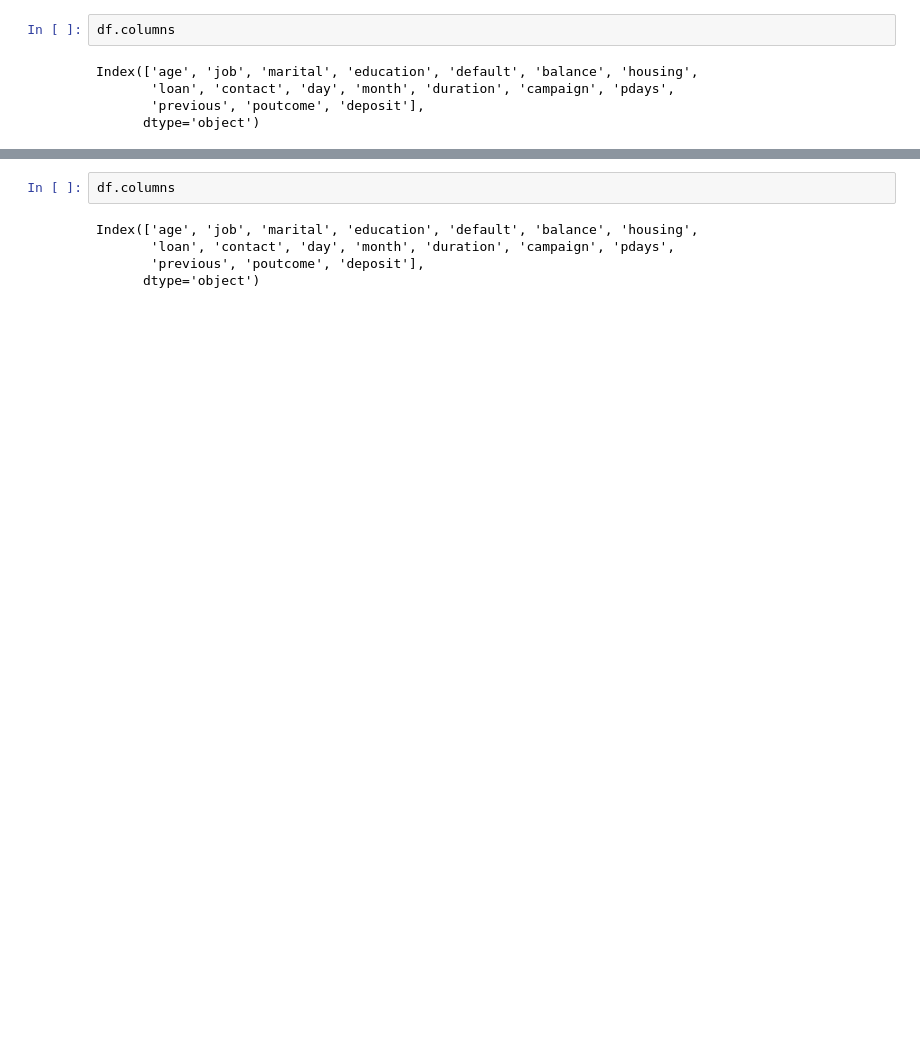
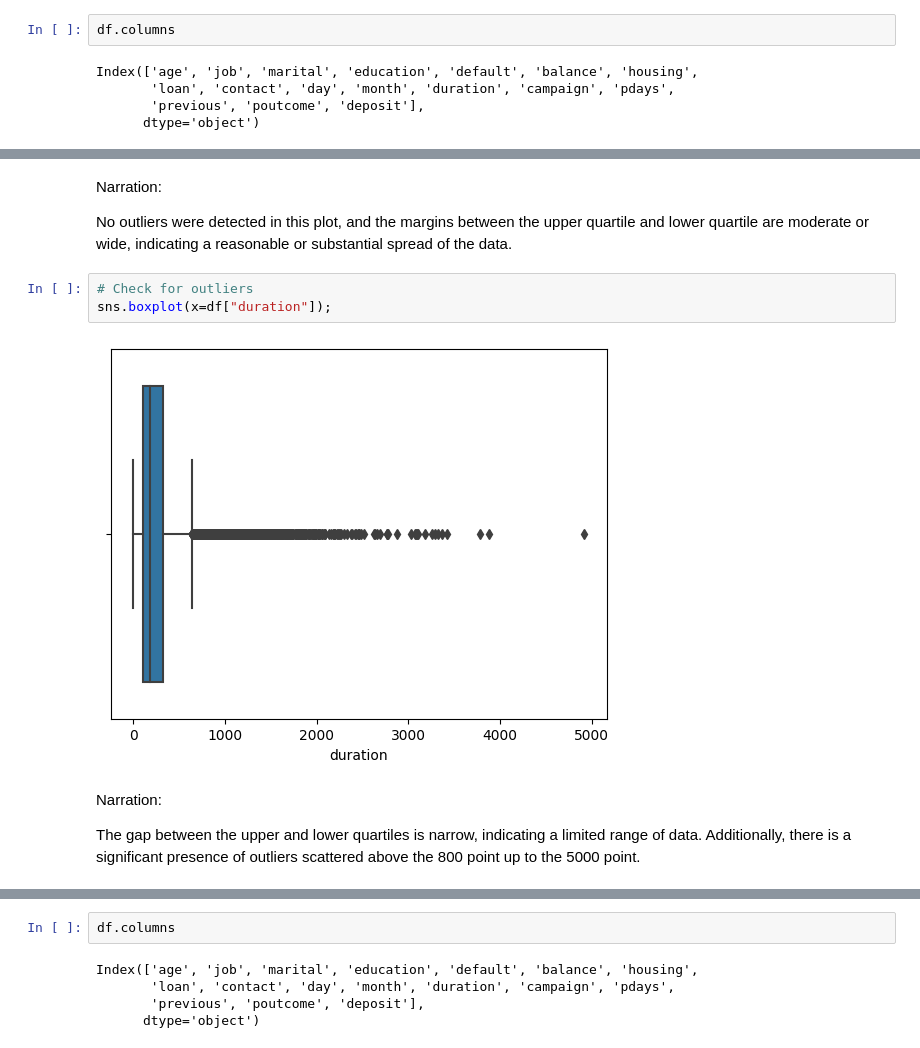
Before and after one commit to SenseiBassa/Nexux-Capstone-1, a Jupyter notebook: Capstone_Project_1.ipynb, the cells around one changed output, grey strips where cells are left out. Cells and saved outputs as stored; diff of their text form; blank space fills up the shorter version.

```diff
--- a/Capstone_Project_1.ipynb
+++ b/Capstone_Project_1.ipynb
@@ -257,0 +291,13 @@ sns.boxplot(x=df["age"]);
+# %% [markdown]
+Narration:
+
+No outliers were detected in this plot, and the margins between the upper quartile and lower quartile are moderate or wide, indicating a reasonable or substantial spread of the data.
+# %%
+# Check for outliers
+sns.boxplot(x=df["duration"]);
+# %% [output]
+[figure, added]
+# %% [markdown]
+Narration:
+
+The gap between the upper and lower quartiles is narrow, indicating a limited range of data. Additionally, there is a significant presence of outliers scattered above the 800 point up to the 5000 point.
```
Also changed, not shown: parts of 49 cells of this notebook.
